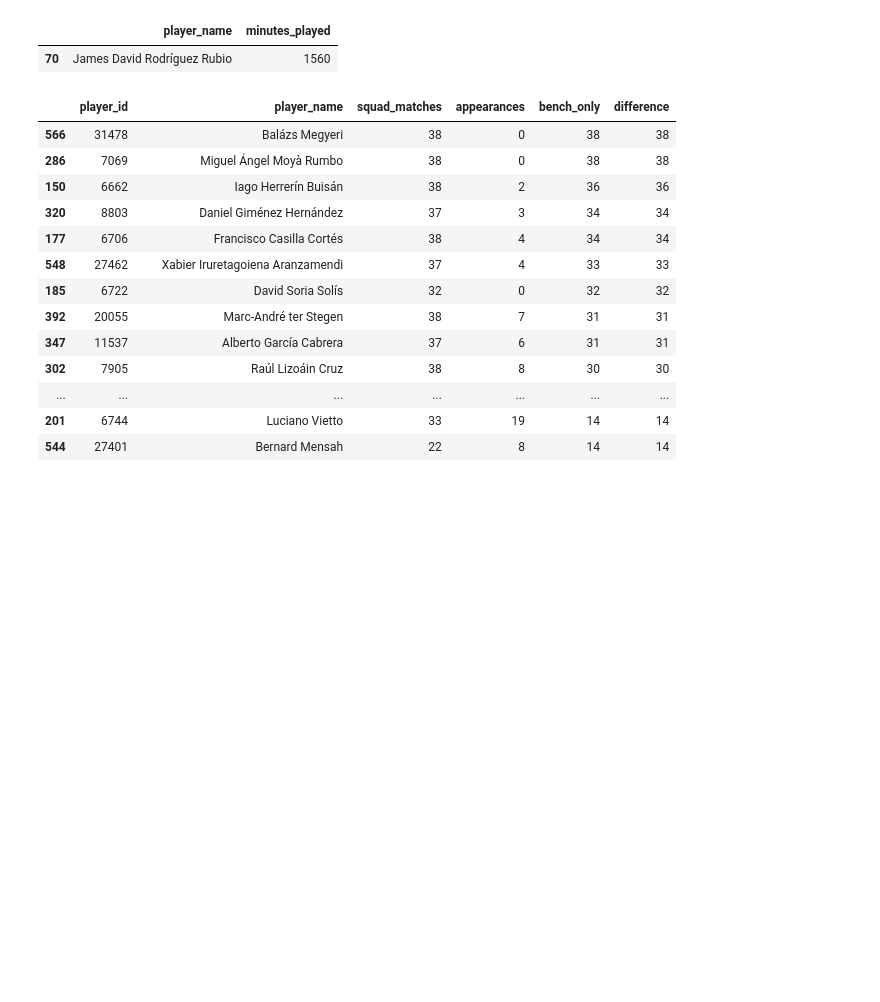
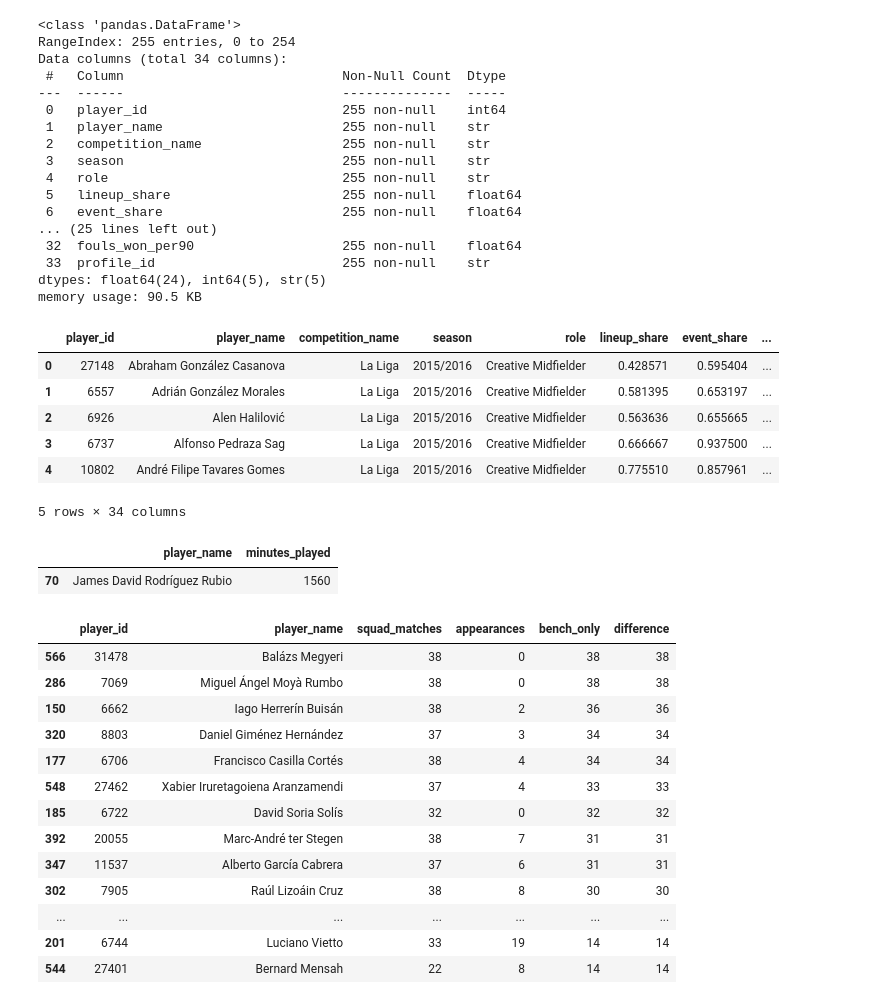
Before and after one commit to inatgomez/player-filter, a Jupyter notebook: notebooks/total_minutes_played_exploration.ipynb, the cells around one changed output. Cells and saved outputs as stored; diff of their text form; code cells hidden in the pictures; blank space fills up the shorter version.

```diff
--- a/notebooks/total_minutes_played_exploration.ipynb
+++ b/notebooks/total_minutes_played_exploration.ipynb
@@ -11,6 +11,36 @@ def time_to_seconds(time_str):
     """
     minutes, seconds = map(int, time_str.split(":"))
     return minutes * 60 + seconds
+# %%
+profiles = pd.read_parquet("../data/processed/player_profiles.parquet")
+
+profiles.info()
+profiles.head(5)
+# %% [output]
+<class 'pandas.DataFrame'>
+RangeIndex: 255 entries, 0 to 254
+Data columns (total 34 columns):
+ #   Column                            Non-Null Count  Dtype
+---  ------                            --------------  -----
+ 0   player_id                         255 non-null    int64
+ 1   player_name                       255 non-null    str
+ 2   competition_name                  255 non-null    str
+ 3   season                            255 non-null    str
+ 4   role                              255 non-null    str
+ 5   lineup_share                      255 non-null    float64
+ 6   event_share                       255 non-null    float64
+... (25 lines left out)
+ 32  fouls_won_per90                   255 non-null    float64
+ 33  profile_id                        255 non-null    str
+dtypes: float64(24), int64(5), str(5)
+memory usage: 90.5 KB
+|  | player_id | player_name | competition_name | season | role | lineup_share | event_share | ... |
+| 0 | 27148 | Abraham González Casanova | La Liga | 2015/2016 | Creative Midfielder | 0.428571 | 0.595404 | ... |
+| 1 | 6557 | Adrián González Morales | La Liga | 2015/2016 | Creative Midfielder | 0.581395 | 0.653197 | ... |
+| 2 | 6926 | Alen Halilović | La Liga | 2015/2016 | Creative Midfielder | 0.563636 | 0.655665 | ... |
+| 3 | 6737 | Alfonso Pedraza Sag | La Liga | 2015/2016 | Creative Midfielder | 0.666667 | 0.937500 | ... |
+| 4 | 10802 | André Filipe Tavares Gomes | La Liga | 2015/2016 | Creative Midfielder | 0.775510 | 0.857961 | ... |
+5 rows × 34 columns
 # %%
 half_end = (
     events.loc[events["type"] == "Half End"]
```
Also changed, not shown: 1 other file.
